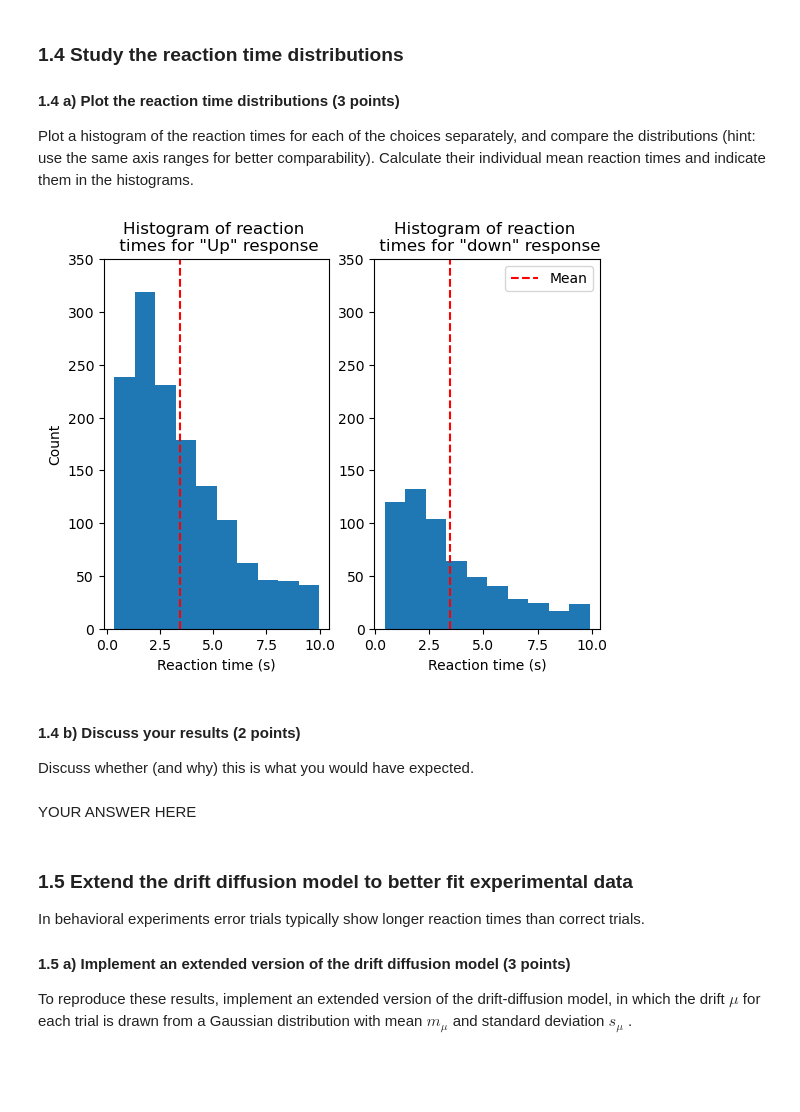
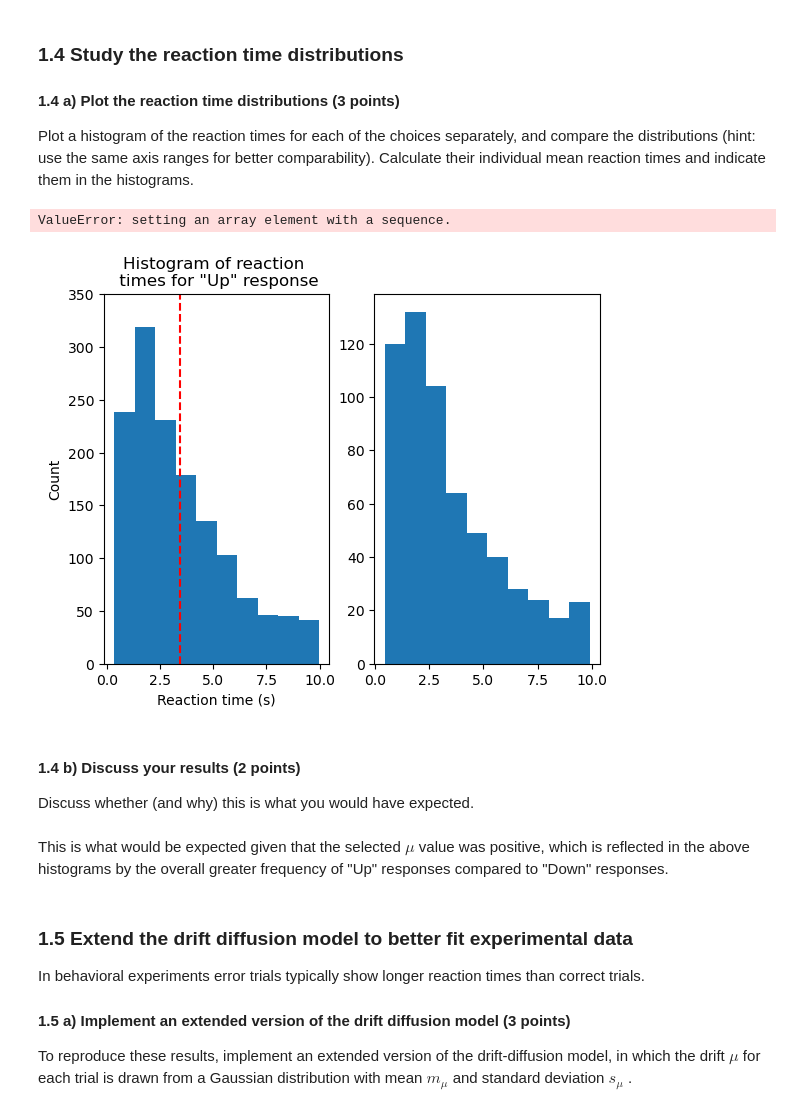
Before and after one commit to lfogarty98/mhbf_pt, a Jupyter notebook: 5-decision-making-I/decision-making-I.ipynb, the cells around one changed output. Cells and saved outputs as stored; diff of their text form; code cells hidden in the pictures; blank space fills up the shorter version.

Commit message:
add discussion answers, add missing simulations in 1.1

```diff
--- a/5-decision-making-I/decision-making-I.ipynb
+++ b/5-decision-making-I/decision-making-I.ipynb
@@ -92,8 +92,9 @@ def diffusion(y, t, sigma = 0.5):
 dt = 0.01
 T = 10
 t = np.arange(0, T, dt)
-X = euler_maruyama(drift, diffusion, np.array([0]), t)
-plt.plot(t, X.flatten())
+for i in range(5):
+    X = euler_maruyama(drift, diffusion, np.array([0]), t)
+    plt.plot(t, X.flatten())
 plt.xlabel("Time (s)")
 plt.ylabel("X(t)")
 plt.show()
@@ -179,27 +184,30 @@ Plot a histogram of the reaction times for each of the choices separately, and c
 # %%
 # YOUR CODE HERE
 fig, ax = plt.subplots(1, 2)
 ax[0].hist(reaction_ts[choices == 1])
-ax[0].vlines(np.mean(reaction_ts[choices == 1]), 0, 350, color = "red", linestyle = "--", label = 'Mean')
+mean_up = np.mean(reaction_ts[choices == 1])
+ax[0].vlines(mean_up, 0, 350, color = "red", linestyle = "--", label = f'Mean = {mean_up}')
 ax[0].set_title("Histogram of reaction \n times for \"Up\" response")
 ax[0].set_ylabel("Count")
 ax[0].set_xlabel("Reaction time (s)")
 ax[0].set_ylim(0, 350)
 ax[1].hist(reaction_ts[choices == -1])
-ax[1].vlines(np.mean(reaction_ts[choices == -1]), 0, 350, color = "red", linestyle = "--", label = 'Mean')
+mean_down = np.mean(reaction_ts[choices == -1])
+ax[1].vlines(mean_down, 0, 350, color = "red", linestyle = "--", label = f'Mean = {mean_down}')
 ax[1].set_xlabel("Reaction time (s)")
 ax[1].set_ylim(0, 350)
 ax[1].set_title("Histogram of reaction \n times for \"down\" response")
 plt.legend()
 plt.show()
 # %% [output]
+ValueError: setting an array element with a sequence.
-[figure, old version]
+[figure, new version]
 # %% [markdown]
 #### 1.4 b) Discuss your results (2 points)
 
 Discuss whether (and why) this is what you would have expected.
-# %% [markdown]
-YOUR ANSWER HERE
+# %% [markdown]
+This is what would be expected given that the selected $\mu$ value was positive, which is reflected in the above histograms by the overall greater frequency of "Up" responses compared to "Down" responses.
 # %% [markdown]
 ### 1.5 Extend the drift diffusion model to better fit experimental data
 
```
Also changed, not shown: parts of 3 cells of this notebook.
